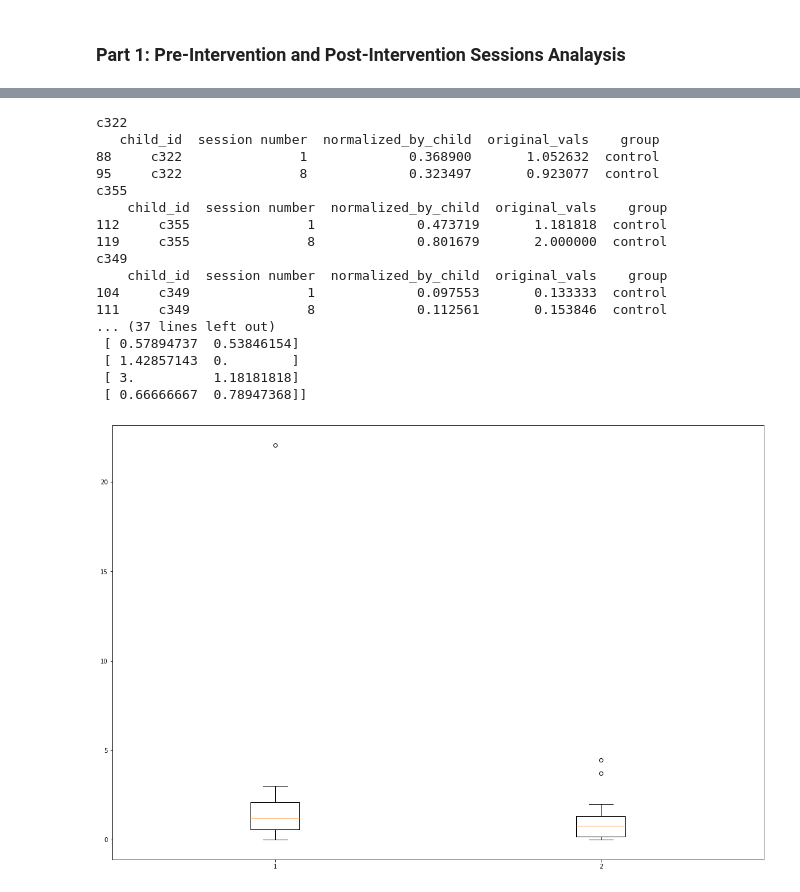
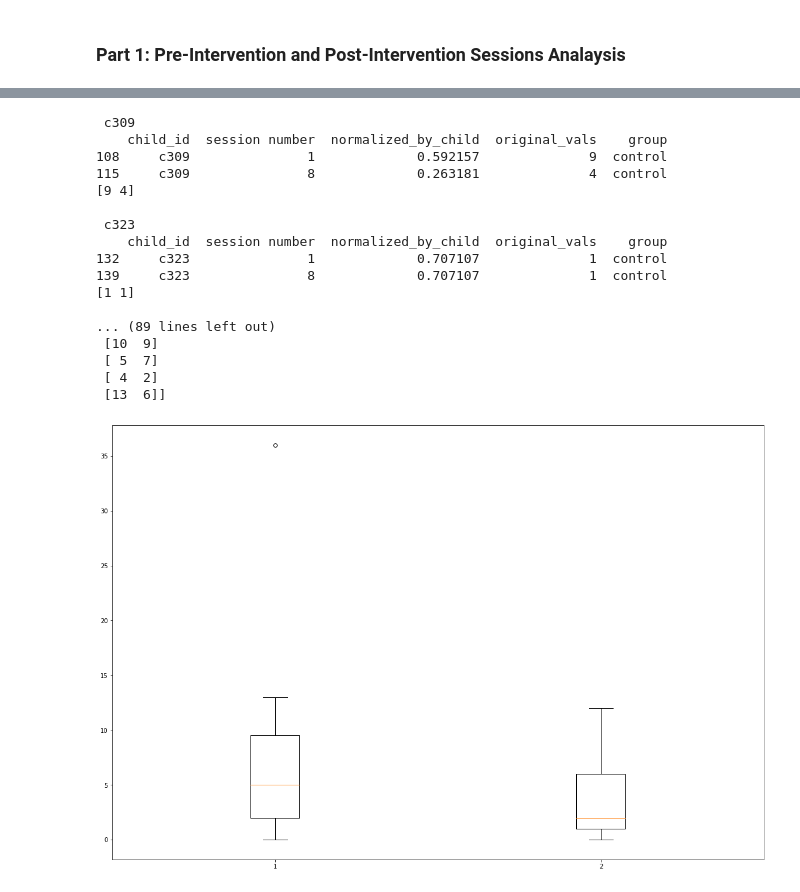
Before and after one commit to XiajZhang/exploration-study-data-processing, a Jupyter notebook: data_analysis_plotting.ipynb, the cells around one changed output, grey strips where cells are left out. Cells and saved outputs as stored; diff of their text form; code cells hidden in the pictures.

Commit message:
data analysis

```diff
--- a/data_analysis_plotting.ipynb
+++ b/data_analysis_plotting.ipynb
@@ -160,38 +155,34 @@ def get_normalized_dataframe(data, plotting_value):
     return normalized_dataframe
 # %%
 plotting_value = 'total_avg'
-# plotting_value = 'total_sum'
+plotting_value = 'total_sum'
 # plotting_value = 'decoding_sum'
 # plotting_value = 'explanation_sum'
 # plotting_value = 'decoding_explanation_sum'
+feature_selection = 'original_vals'
 
 normalized_df = get_normalized_dataframe(data, plotting_value)
 print(normalized_df.head(5))
-# Step 1: Plot box plots
-all_child_data = []
+# 1. Plot box plots
 for group_condition in ['treatment', 'control']:
+    group_child_data = []
     normalized_group_data = normalized_df[normalized_df['group'] == group_condition]
     for child in list(set(normalized_group_data['child_id'].values)):
-        print(child)
+        # if child in ['c304']:
+        #     continue
         # Get Child's sessions
         child_data = normalized_group_data[normalized_group_data['child_id'] == child]
         child_data = child_data[child_data['session number'].isin([1, 8])]
+        if len(child_data) < 2:
+            continue
         child_data.sort_values('session number')
+        print("\n", child)
         print(child_data)
-        all_child_data.append(child_data['normalized_vals'])
+        print(child_data[feature_selection].values)
+        group_child_data.append(list(child_data[feature_selection].values))
 
-        # child_data = group_data[group_data['child_id'] == child]
-        # pre_val = child_data[child_data['interaction'] == 'pre'][plotting_value].values[0]
-        # post_val = child_data[child_data['interaction'] == 'post'][plotting_value].values[0]
-        # mid_val = mean(child_data[child_data['interaction'] == 'intervention'][plotting_value].values)
-        # # print(child, pre_val, post_val)
-        # child_mean = mean([pre_val, post_val, mid_val])
-        # if child_mean == 0:
-        #     child_mean = 1
-        # pre_rst.append(pre_val/child_mean)
-        # post_rst.append(post_val/child_mean)
-        # mid_rst.append(mid_val/child_mean)
-    child_array = np.array(all_child_data)
+    print(group_child_data)
+    child_array = np.array(group_child_data)
     # plt_data = np.transpose(child_array)
     plt_data = child_array
     print(plt_data)
@@ -221,18 +212,18 @@ c304
-c322
-   child_id  session number  normalized_by_child  original_vals    group
-88     c322               1             0.368900       1.052632  control
-95     c322               8             0.323497       0.923077  control
-c355
+ c309
     child_id  session number  normalized_by_child  original_vals    group
-112     c355               1             0.473719       1.181818  control
-119     c355               8             0.801679       2.000000  control
-c349
+108     c309               1             0.592157              9  control
+115     c309               8             0.263181              4  control
+[9 4]
+
+ c323
     child_id  session number  normalized_by_child  original_vals    group
-104     c349               1             0.097553       0.133333  control
-111     c349               8             0.112561       0.153846  control
-... (37 lines left out)
- [ 0.57894737  0.53846154]
- [ 1.42857143  0.        ]
- [ 3.          1.18181818]
- [ 0.66666667  0.78947368]]
+132     c323               1             0.707107              1  control
+139     c323               8             0.707107              1  control
+[1 1]
+
+... (89 lines left out)
+ [10  9]
+ [ 5  7]
+ [ 4  2]
+ [13  6]]
-[figure, old version]
+[figure, new version]
```
Also changed, not shown: parts of 14 cells of this notebook, 2 other files.
